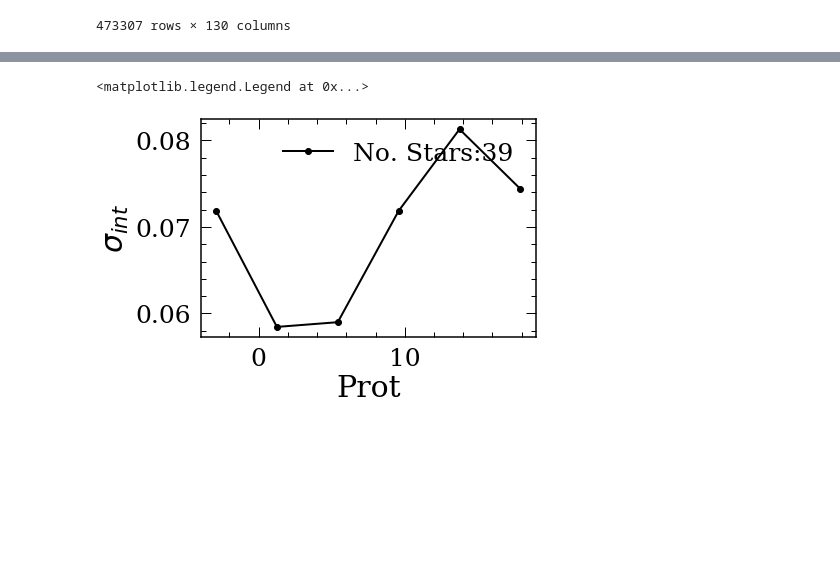
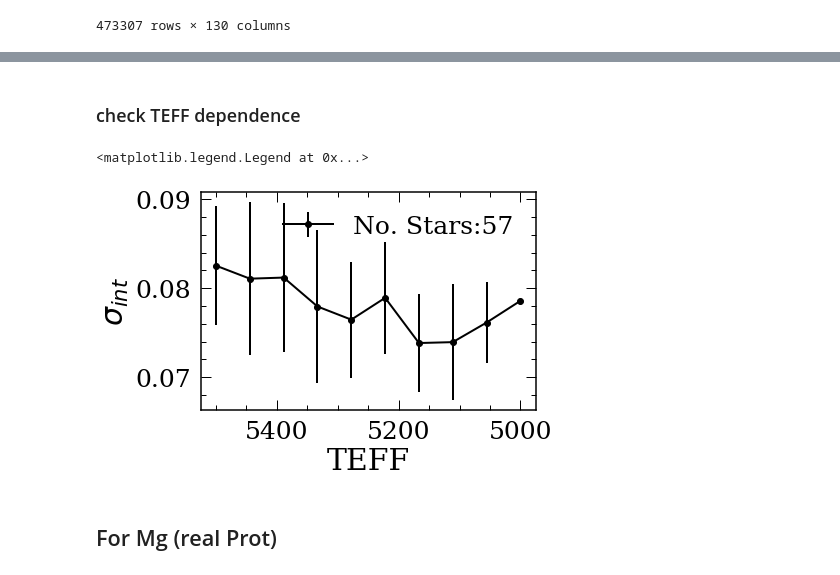
Before and after one commit to lyx12311/RotationScatter, a Jupyter notebook: ImpNB/APOGEE.ipynb, the cells around one changed output, grey strips where cells are left out. Cells and saved outputs as stored; diff of their text form; code cells hidden in the pictures; blank space fills up the shorter version.

```diff
--- a/ImpNB/APOGEE.ipynb
+++ b/ImpNB/APOGEE.ipynb
@@ -103,7 +143,9 @@ def plotdiag(element,protselect):
 def calc_disp(df,name):
     df_dropna=df.dropna(subset=['age',name,name+'_ERR'])
 
-    p=fitpoints(df_dropna['age'].values,df_dropna[name].values)
+    #p=fitpoints(df_dropna['age'].values,df_dropna[name].values)
+    z = np.polyfit(df_dropna['age'].values,df_dropna[name].values,2)
+    p = np.poly1d(z)
 
     totdisp=np.mean((df_dropna[name]-p(df_dropna['age']))**2.)
     meadisp=calc_measure_disp(df,name,p)
@@ -118,7 +160,7 @@ def calc_measure_disp(df,name,p):
     x,xerr=df['age'].values,df['age_total_error'].values
     y,yerr=df[name].values,df[name+'_ERR'].values
 
-    for i in trange(trytime):
+    for i in range(trytime):
         df['newage']=np.array([np.random.normal(x[k], xerr[k],1)[0] for k in range(len(x))])
         df['newabun']=np.array([np.random.normal(y[k], yerr[k],1)[0] for k in range(len(y))])
         df['newmed']=p(df['newage'])
@@ -174,3 +221,14 @@ plotdiag('MG',protselect)
-# %%
-protselect=np.linspace(-5,20,7)
-meanprot,disps,starpick=calcdisp_prot('MG',protselect)
+# %%
+Nopoints=10
+trytime=50
+
+#solarstars=solarstars.loc[abs(solarstars['TEFF']-5250)<250].reset_index(drop=True)
+protselect=np.linspace(5,25,Nopoints)
+
+disps=np.zeros((trytime,len(protselect)))
+
+for i in trange(trytime):
+    meanprot,disps[i,:],starpick=calcdisp_prot(solarstars,'MG',protselect,5)
+
+sigma=[np.mean(disps[:,i]) for i in range(Nopoints)]
+sigma_err=[np.std(disps[:,i]) for i in range(Nopoints)]
@@ -177,9 +252,29 @@ meanprot,disps,starpick=calcdisp_prot('MG',protselect)
+# %% [markdown]
+### check TEFF dependence
+# %%
+# change with teff
+Nopoints=10
+trytime=50
+window=125
+
+protselect=np.linspace(5000,5500,Nopoints)
+
+disps=np.zeros((trytime,len(protselect)))
+
+for i in trange(trytime):
+    meanprot,disps[i,:],starpick=calcdisp_prot(solarstars,'MG',protselect,window,varib='TEFF')
+
+sigma=[np.mean(disps[:,i]) for i in range(Nopoints)]
+sigma_err=[np.std(disps[:,i]) for i in range(Nopoints)]
 # %%
 plt.figure()
-plt.plot(meanprot,disps,'k-o',label='No. Stars:'+str(int(starpick)))
-plt.xlabel('Prot')
+plt.errorbar(meanprot,sigma,yerr=sigma_err,fmt='k-o',label='No. Stars:'+str(int(starpick)))
+plt.xlabel('TEFF')
 plt.ylabel('$σ_{int}$')
+plt.gca().invert_xaxis()
 plt.legend()
 # %% [output]
 <matplotlib.legend.Legend at 0x...>
-[figure, old version]
+[figure, new version]
+# %% [markdown]
+## For Mg (real Prot)
```
Also changed, not shown: parts of 25 cells of this notebook, 1 other file.
